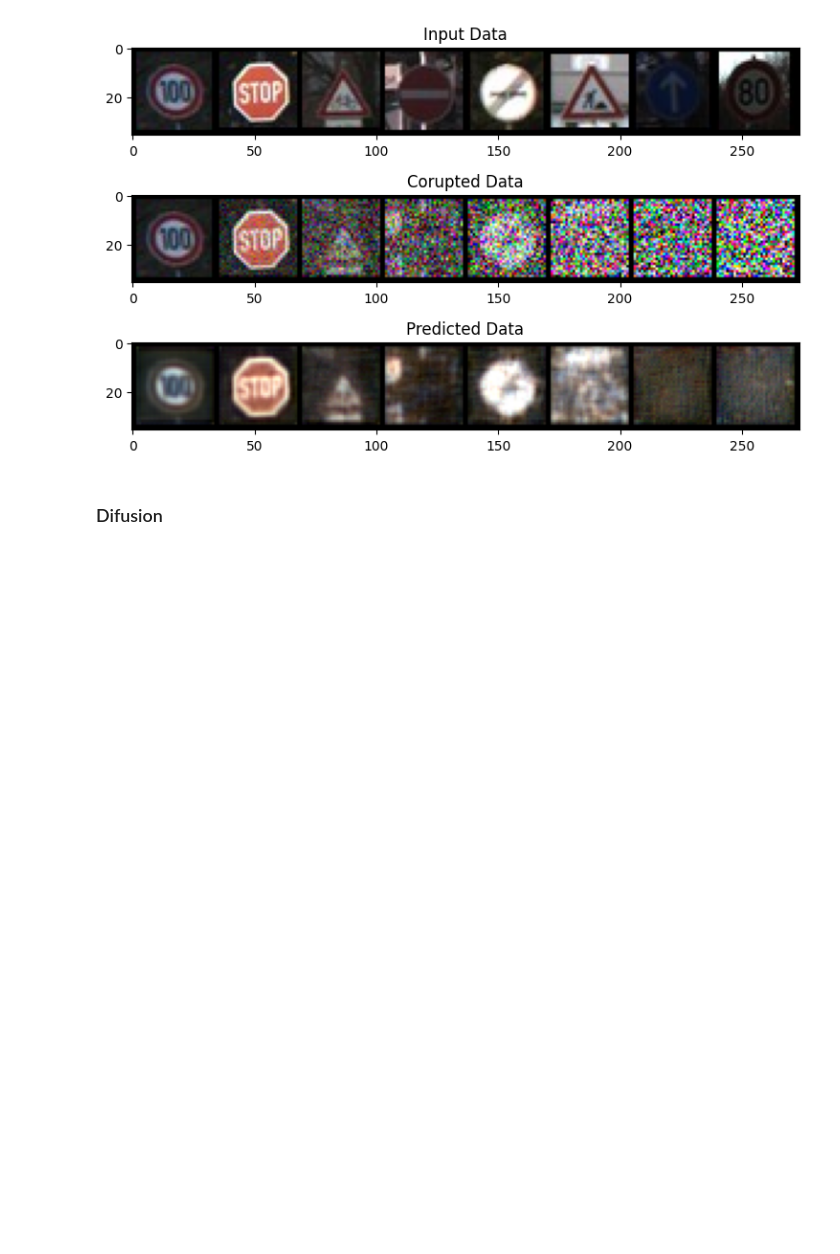
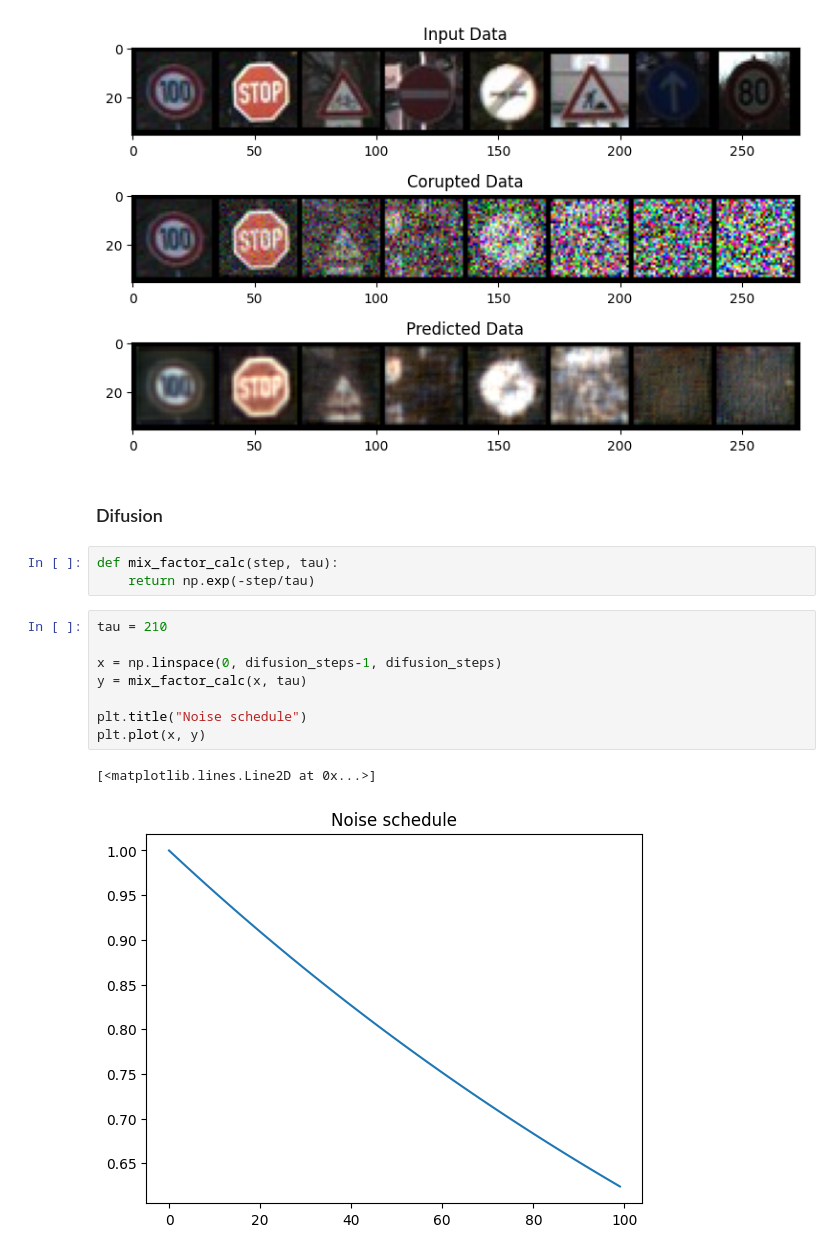
Before and after one commit to P1X2/SSNE4_GAN, a Jupyter notebook: StableDifusion_U-Net.ipynb, the cells around one changed output. Saved outputs shown, nothing was run; the diff lists cells and outputs as text; blank space fills up the shorter version.

Commit message:
rewrote noise scheduler fnc - now its exp(-x), not linear

```diff
--- a/StableDifusion_U-Net.ipynb
+++ b/StableDifusion_U-Net.ipynb
@@ -368,4 +365,18 @@ tensor([0.0000, 0.1429, 0.2857, 0.4286, 0.5714, 0.7143, 0.8571, 1.0000])
 [figure]
 # %% [markdown]
 ### Difusion
+# %%
+def mix_factor_calc(step, tau):
+    return np.exp(-step/tau)
+# %%
+tau = 210
+
+x = np.linspace(0, difusion_steps-1, difusion_steps)
+y = mix_factor_calc(x, tau)
+
+plt.title("Noise schedule")
+plt.plot(x, y)
+# %% [output]
+[<matplotlib.lines.Line2D at 0x...>]
+[figure, added]
 # %%
```
Also changed, not shown: parts of 10 cells of this notebook, 1 other file.
